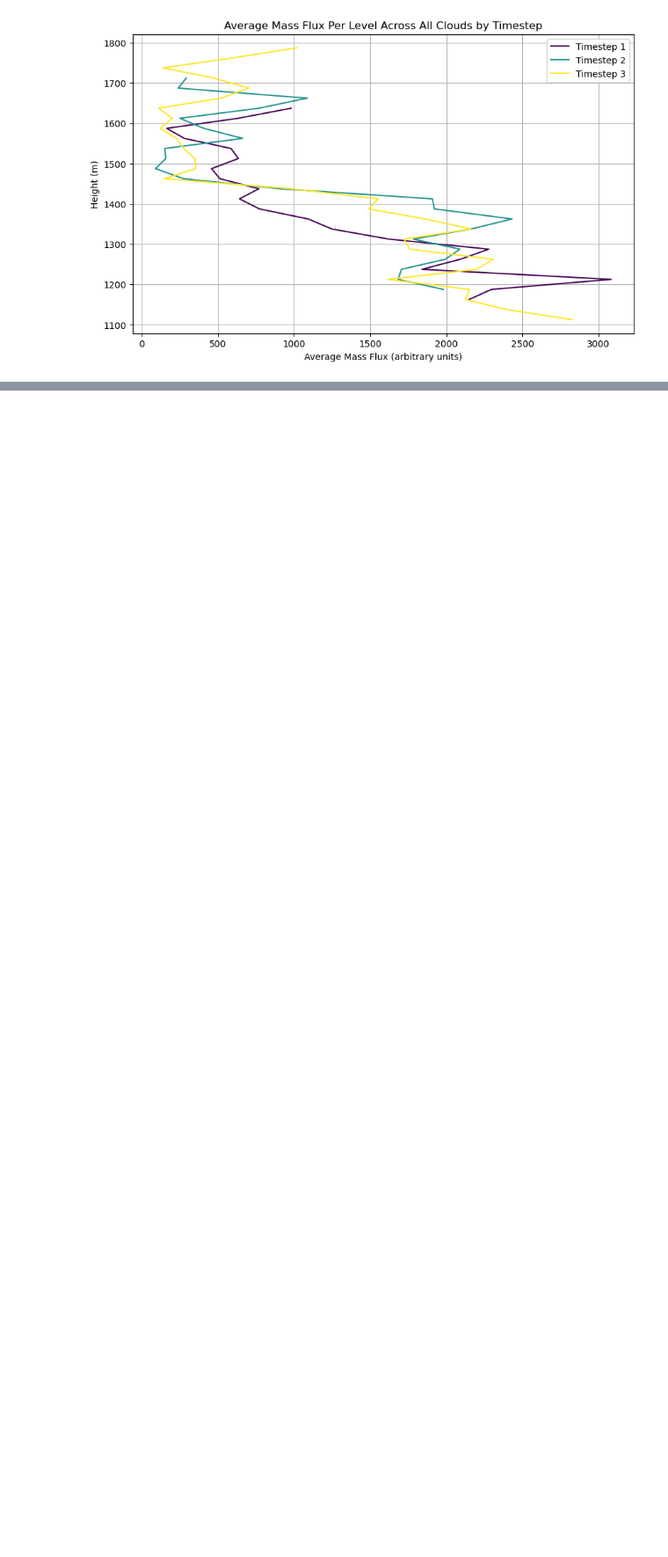
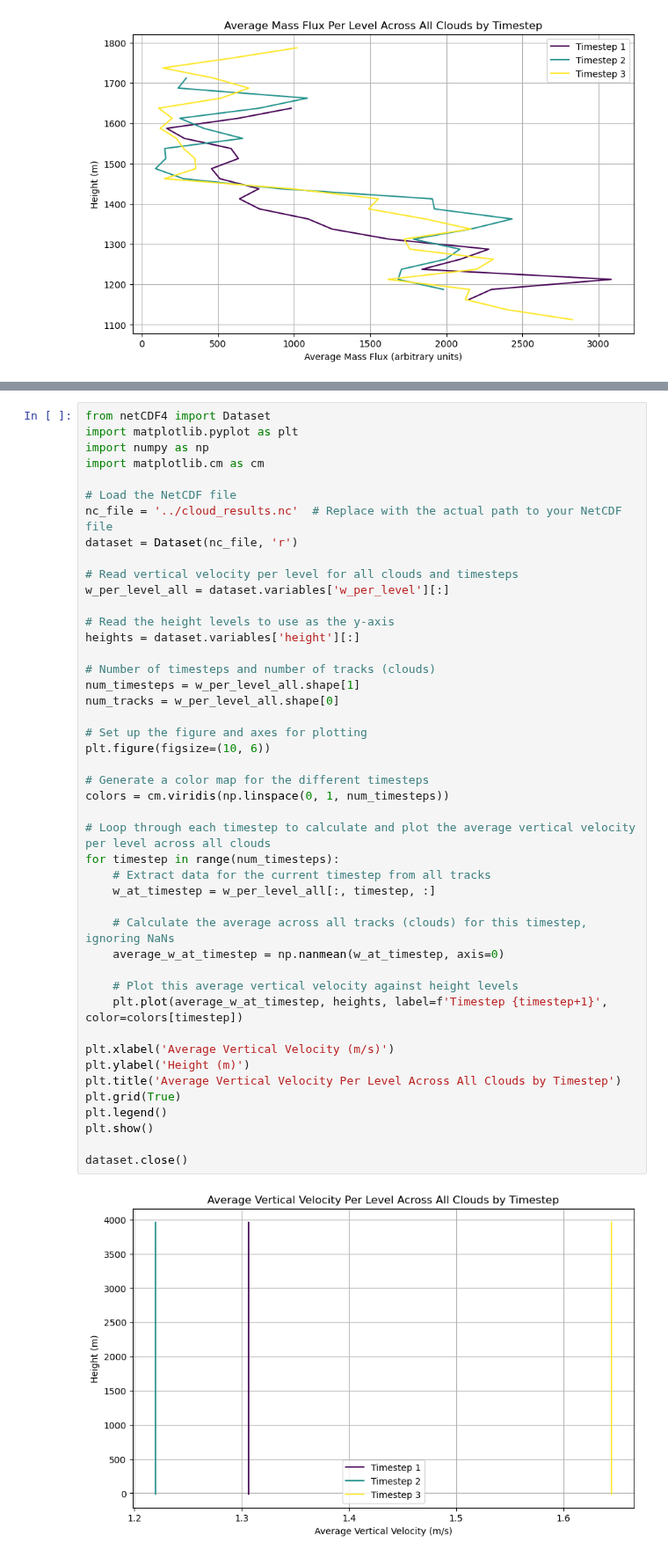
Before and after one commit to jurezgubic/CloudTracking, a Jupyter notebook: analysis/output_analysis_vertical_profiles.ipynb, the cells around one changed output, grey strips where cells are left out. Shown at 88% size. Drawn from its saved outputs; the diff is of its cells as text; blank space fills up the shorter version.

```diff
--- a/analysis/output_analysis_vertical_profiles.ipynb
+++ b/analysis/output_analysis_vertical_profiles.ipynb
@@ -125,0 +258,47 @@ dataset.close()
+# %%
+from netCDF4 import Dataset
+import matplotlib.pyplot as plt
+import numpy as np
+import matplotlib.cm as cm
+
+# Load the NetCDF file
+nc_file = '../cloud_results.nc'  # Replace with the actual path to your NetCDF file
+dataset = Dataset(nc_file, 'r')
+
+# Read vertical velocity per level for all clouds and timesteps
+w_per_level_all = dataset.variables['w_per_level'][:]
+
+# Read the height levels to use as the y-axis
+heights = dataset.variables['height'][:]
+
+# Number of timesteps and number of tracks (clouds)
+num_timesteps = w_per_level_all.shape[1]
+num_tracks = w_per_level_all.shape[0]
+
+# Set up the figure and axes for plotting
+plt.figure(figsize=(10, 6))
+
+# Generate a color map for the different timesteps
+colors = cm.viridis(np.linspace(0, 1, num_timesteps))
+
+# Loop through each timestep to calculate and plot the average vertical velocity per level across all clouds
+for timestep in range(num_timesteps):
+    # Extract data for the current timestep from all tracks
+    w_at_timestep = w_per_level_all[:, timestep, :]
+
+    # Calculate the average across all tracks (clouds) for this timestep, ignoring NaNs
+    average_w_at_timestep = np.nanmean(w_at_timestep, axis=0)
+
+    # Plot this average vertical velocity against height levels
+    plt.plot(average_w_at_timestep, heights, label=f'Timestep {timestep+1}', color=colors[timestep])
+
+plt.xlabel('Average Vertical Velocity (m/s)')
+plt.ylabel('Height (m)')
+plt.title('Average Vertical Velocity Per Level Across All Clouds by Timestep')
+plt.grid(True)
+plt.legend()
+plt.show()
+
+dataset.close()
+# %% [output]
+[figure, added]
```
Also changed, not shown: parts of 6 cells of this notebook, 3 other files.
